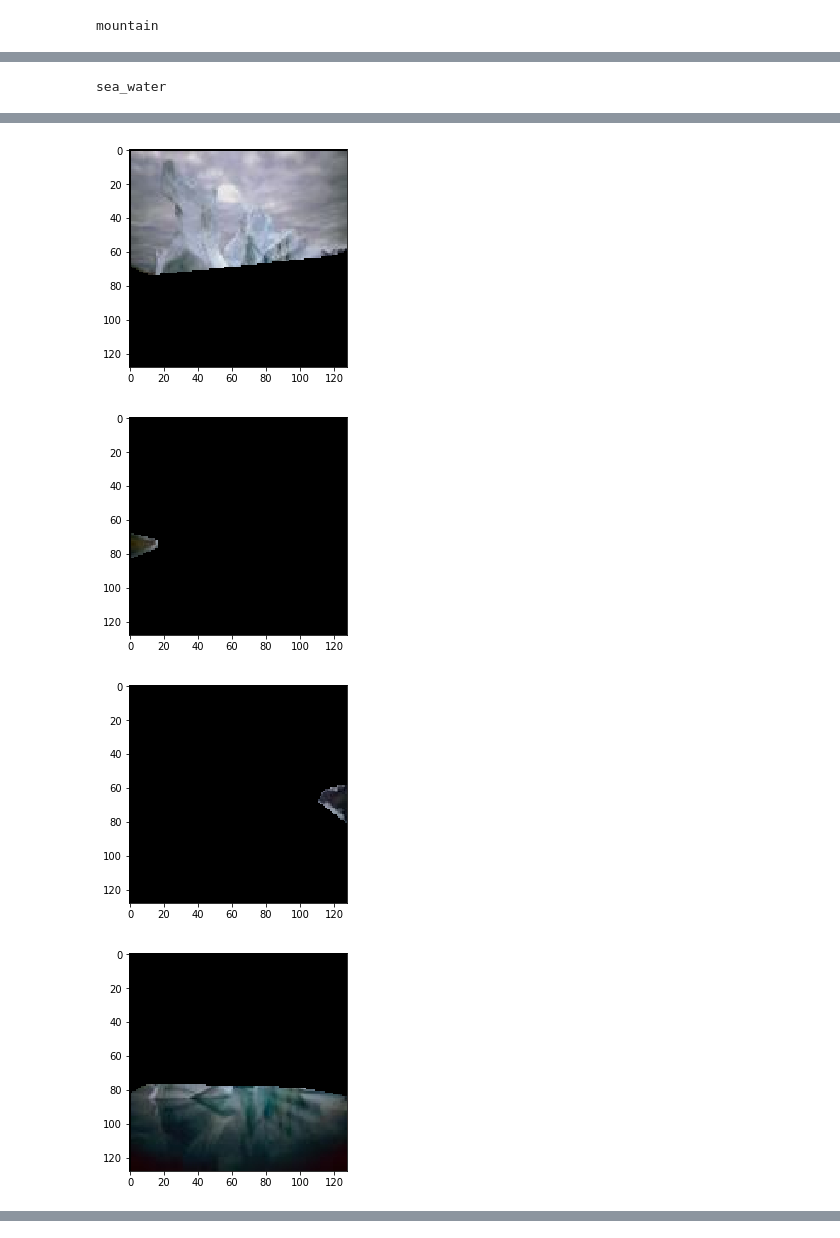
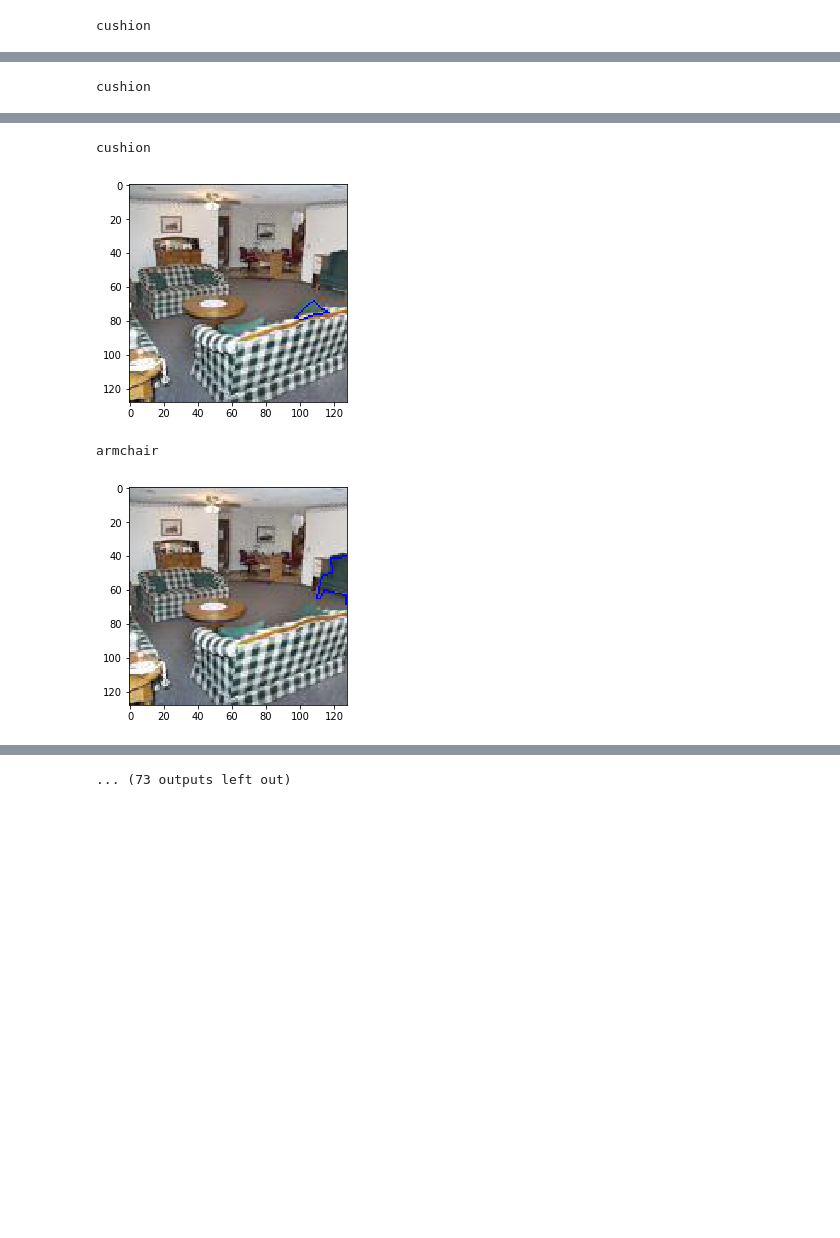
Before and after one commit to jmftrindade/6.869-project, a Jupyter notebook: src/miniplaces-objects.ipynb, the cells around one changed output, grey strips where cells are left out. Drawn from its saved outputs; the diff is of its cells as text; code cells hidden in the pictures; blank space fills up the shorter version.

```diff
--- a/src/miniplaces-objects.ipynb
+++ b/src/miniplaces-objects.ipynb
@@ -66,7 +66,7 @@ for category_id in categories:
         img_name = f[:f.find('.')]
         annotated_imgs[category_id].append(img_name);
 
-curr_class = '/i/iceberg'
+curr_class = '/l/living_room'
 
 for filename in annotated_imgs[cls_to_id[curr_class]]:
     im = cv2.cvtColor(cv2.imread(os.path.join(data_dir, 'images/{}{}/{}.jpg'.format(dataset, curr_class, filename))), cv2.COLOR_BGR2RGB)
@@ -77,7 +77,7 @@ for filename in annotated_imgs[cls_to_id[curr_class]]:
     for obj in objs:
         mask = np.zeros((im.shape[0], im.shape[1]), dtype=np.uint8)
         poly = np.array([obj[1]])
-        ch = cv2.convexHull(poly)
+        ch = poly #cv2.convexHull(poly)
         ch = ch.squeeze()
         cv2.fillPoly(mask, [ch], 1)
         cv2.fillPoly(totalmask, [ch], 1)
@@ -112 +112 @@ land
-mountain
+cushion
@@ -114 +114 @@ mountain
-sea_water
+cushion
@@ -116,4 +116,4 @@ sea_water
+cushion
-[figure, old version]
+[figure, new version]
+armchair
-[figure, old version]
+[figure, new version]
-[figure, removed]
-[figure, removed]
@@ -120,0 +120 @@ sea_water
+... (73 outputs left out)
```
Also changed, not shown: parts of 1 cell of this notebook, 1 other file.
